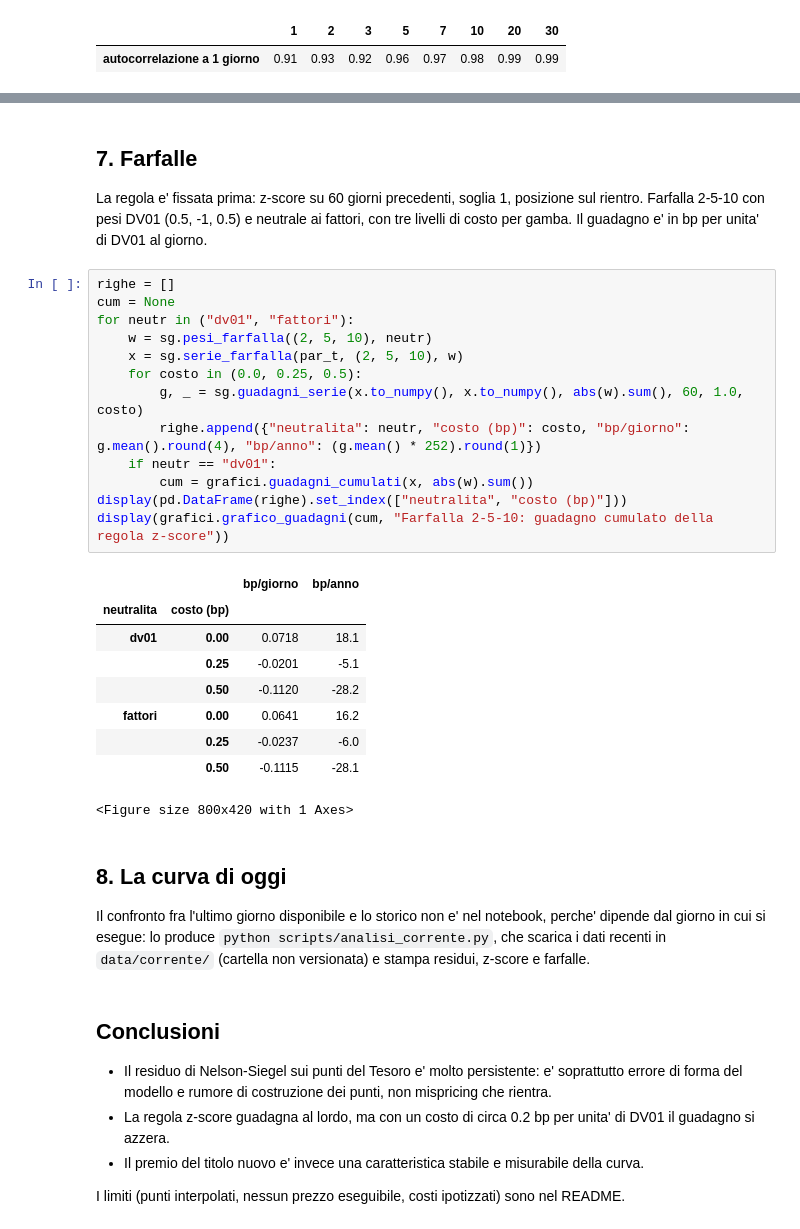
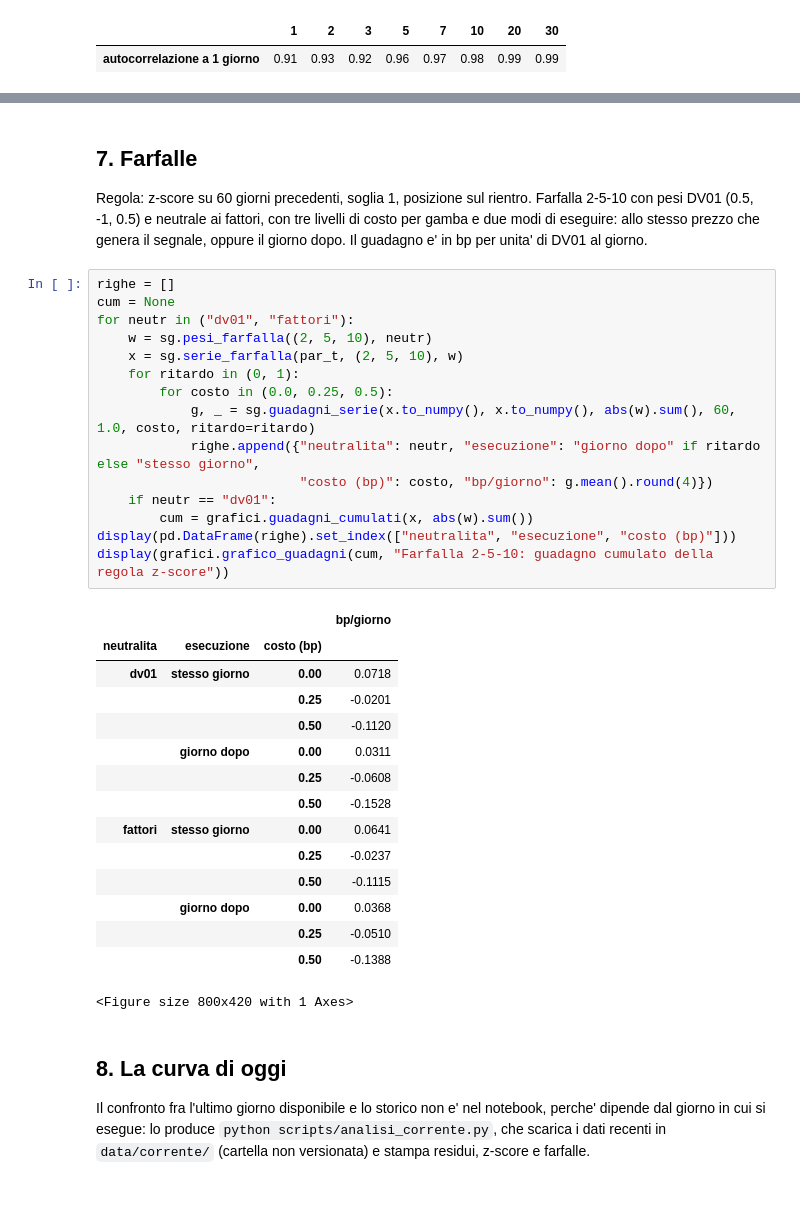
Before and after one commit to BorisBorroni/yield-curve-relative-value, a Jupyter notebook: notebooks/analisi.ipynb, the cells around one changed output, grey strips where cells are left out. Drawn from its saved outputs; the diff is of its cells as text; blank space fills up the shorter version.

Commit message:
Revisione: controllo nullo calibrato, esecuzione ritardata, correzione del buco dei 30 anni, README

```diff
--- a/notebooks/analisi.ipynb
+++ b/notebooks/analisi.ipynb
@@ -202,31 +234,39 @@ display(pd.DataFrame(righe).set_index("orizzonte (mesi)"))
 # %% [markdown]
 ## 7. Farfalle
 
-La regola e' fissata prima: z-score su 60 giorni precedenti, soglia 1, posizione sul rientro. Farfalla 2-5-10
-con pesi DV01 (0.5, -1, 0.5) e neutrale ai fattori, con tre livelli di costo per gamba. Il guadagno e' in bp
-per unita' di DV01 al giorno.
+Regola: z-score su 60 giorni precedenti, soglia 1, posizione sul rientro. Farfalla 2-5-10 con pesi DV01
+(0.5, -1, 0.5) e neutrale ai fattori, con tre livelli di costo per gamba e due modi di eseguire: allo stesso
+prezzo che genera il segnale, oppure il giorno dopo. Il guadagno e' in bp per unita' di DV01 al giorno.
 # %%
 righe = []
 cum = None
 for neutr in ("dv01", "fattori"):
     w = sg.pesi_farfalla((2, 5, 10), neutr)
     x = sg.serie_farfalla(par_t, (2, 5, 10), w)
-    for costo in (0.0, 0.25, 0.5):
-        g, _ = sg.guadagni_serie(x.to_numpy(), x.to_numpy(), abs(w).sum(), 60, 1.0, costo)
-        righe.append({"neutralita": neutr, "costo (bp)": costo, "bp/giorno": g.mean().round(4), "bp/anno": (g.mean() * 252).round(1)})
+    for ritardo in (0, 1):
+        for costo in (0.0, 0.25, 0.5):
+            g, _ = sg.guadagni_serie(x.to_numpy(), x.to_numpy(), abs(w).sum(), 60, 1.0, costo, ritardo=ritardo)
+            righe.append({"neutralita": neutr, "esecuzione": "giorno dopo" if ritardo else "stesso giorno",
+                          "costo (bp)": costo, "bp/giorno": g.mean().round(4)})
     if neutr == "dv01":
         cum = grafici.guadagni_cumulati(x, abs(w).sum())
-display(pd.DataFrame(righe).set_index(["neutralita", "costo (bp)"]))
+display(pd.DataFrame(righe).set_index(["neutralita", "esecuzione", "costo (bp)"]))
 display(grafici.grafico_guadagni(cum, "Farfalla 2-5-10: guadagno cumulato della regola z-score"))
 # %% [output]
-|  |  | bp/giorno | bp/anno |
-| neutralita | costo (bp) |  |  |
-| dv01 | 0.00 | 0.0718 | 18.1 |
-|  | 0.25 | -0.0201 | -5.1 |
-|  | 0.50 | -0.1120 | -28.2 |
-| fattori | 0.00 | 0.0641 | 16.2 |
-|  | 0.25 | -0.0237 | -6.0 |
-|  | 0.50 | -0.1115 | -28.1 |
+|  |  |  | bp/giorno |
+| neutralita | esecuzione | costo (bp) |  |
+| dv01 | stesso giorno | 0.00 | 0.0718 |
+|  |  | 0.25 | -0.0201 |
+|  |  | 0.50 | -0.1120 |
+|  | giorno dopo | 0.00 | 0.0311 |
+|  |  | 0.25 | -0.0608 |
+|  |  | 0.50 | -0.1528 |
+| fattori | stesso giorno | 0.00 | 0.0641 |
+|  |  | 0.25 | -0.0237 |
+|  |  | 0.50 | -0.1115 |
+|  | giorno dopo | 0.00 | 0.0368 |
+|  |  | 0.25 | -0.0510 |
+|  |  | 0.50 | -0.1388 |
 <Figure size 800x420 with 1 Axes>
 # %% [markdown]
 ## 8. La curva di oggi
@@ -234,12 +274,3 @@ display(grafici.grafico_guadagni(cum, "Farfalla 2-5-10: guadagno cumulato della
 Il confronto fra l'ultimo giorno disponibile e lo storico non e' nel notebook, perche' dipende dal giorno in cui
 si esegue: lo produce `python scripts/analisi_corrente.py`, che scarica i dati recenti in `data/corrente/`
 (cartella non versionata) e stampa residui, z-score e farfalle.
-# %% [markdown]
-## Conclusioni
-
-- Il residuo di Nelson-Siegel sui punti del Tesoro e' molto persistente: e' soprattutto errore di forma del
-  modello e rumore di costruzione dei punti, non mispricing che rientra.
-- La regola z-score guadagna al lordo, ma con un costo di circa 0.2 bp per unita' di DV01 il guadagno si azzera.
-- Il premio del titolo nuovo e' invece una caratteristica stabile e misurabile della curva.
-
-I limiti (punti interpolati, nessun prezzo eseguibile, costi ipotizzati) sono nel README.
```
Also changed, not shown: parts of 6 cells of this notebook, 24 other files.
